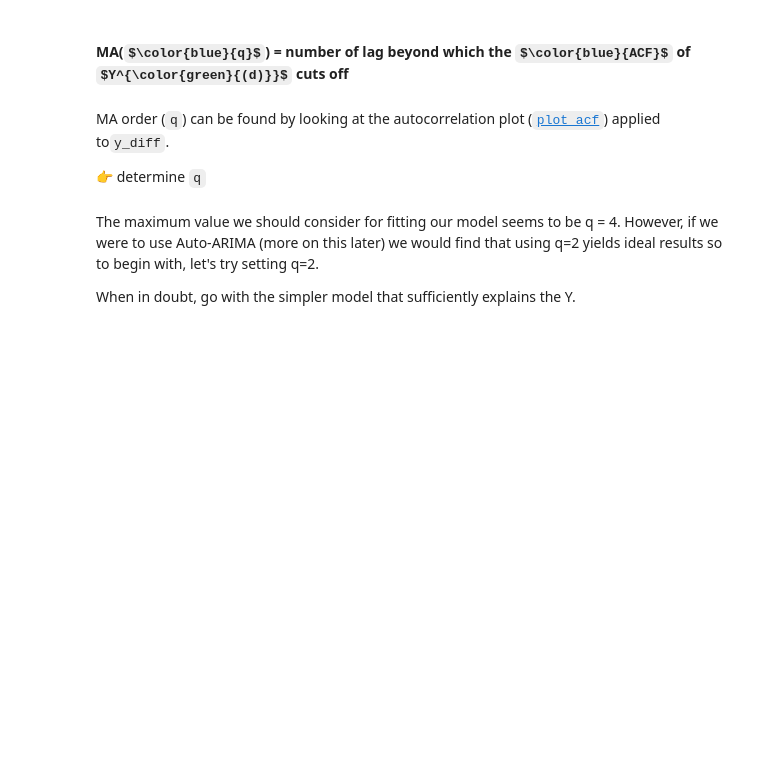
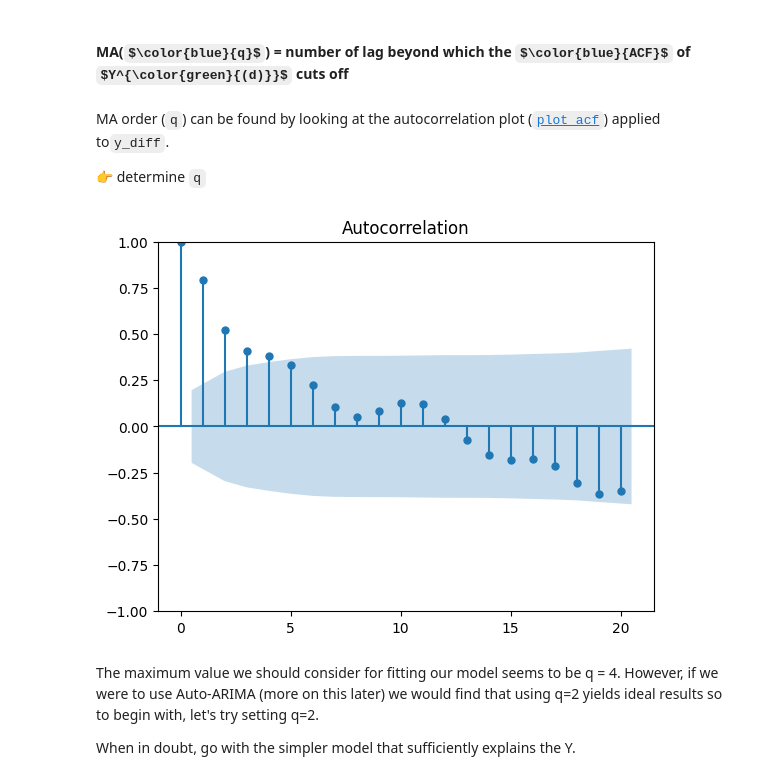
Before and after one commit to danielbdy/data-arima, a Jupyter notebook: arima.ipynb, the cells around one changed output. Saved outputs shown, nothing was run; the diff lists cells and outputs as text; code cells hidden in the pictures; some formulas as TeX source; blank space fills up the shorter version.

```diff
--- a/arima.ipynb
+++ b/arima.ipynb
@@ -87,3 +163,8 @@ from statsmodels.graphics.tsaplots import plot_acf, plot_pacf
+# %%
+plot_acf(y_diff)
+plt.show();
+# %% [output]
+[figure, added]
 # %% [markdown]
 The maximum value we should consider for fitting our model seems to be q = 4. However, if we were to use Auto-ARIMA (more on this later) we would find that using q=2 yields ideal results so to begin with, let's try setting q=2.
 
```
Also changed, not shown: parts of 44 cells of this notebook.
